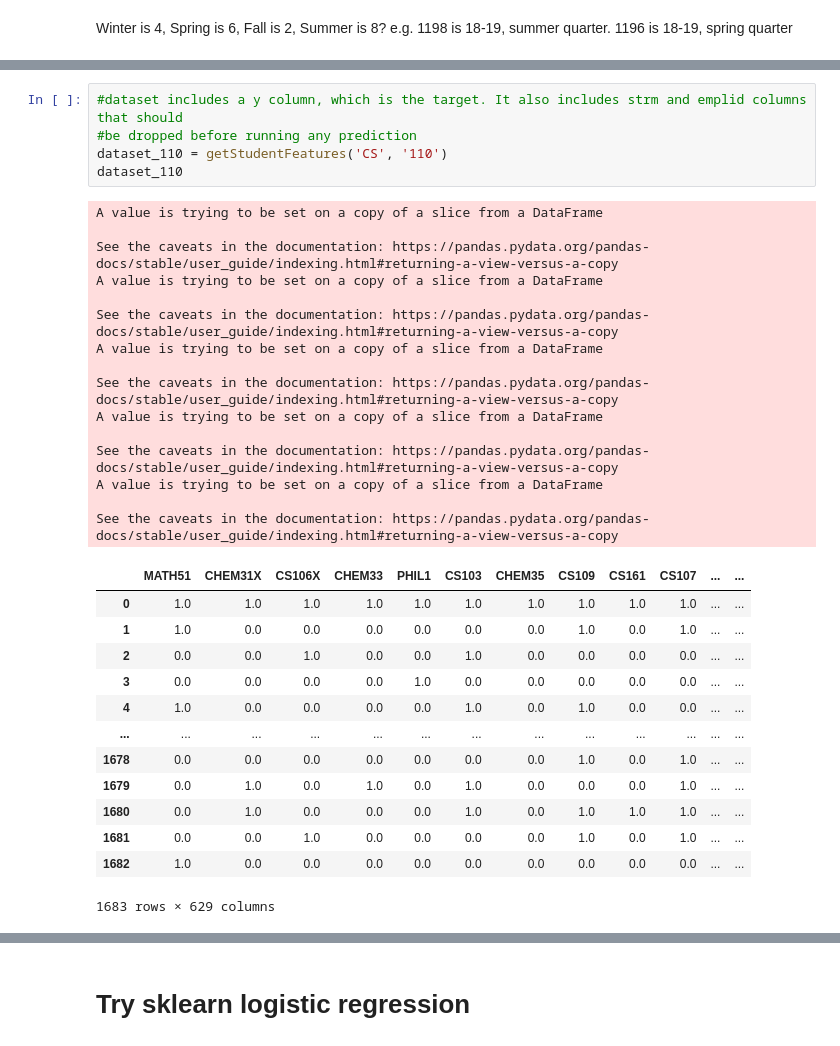
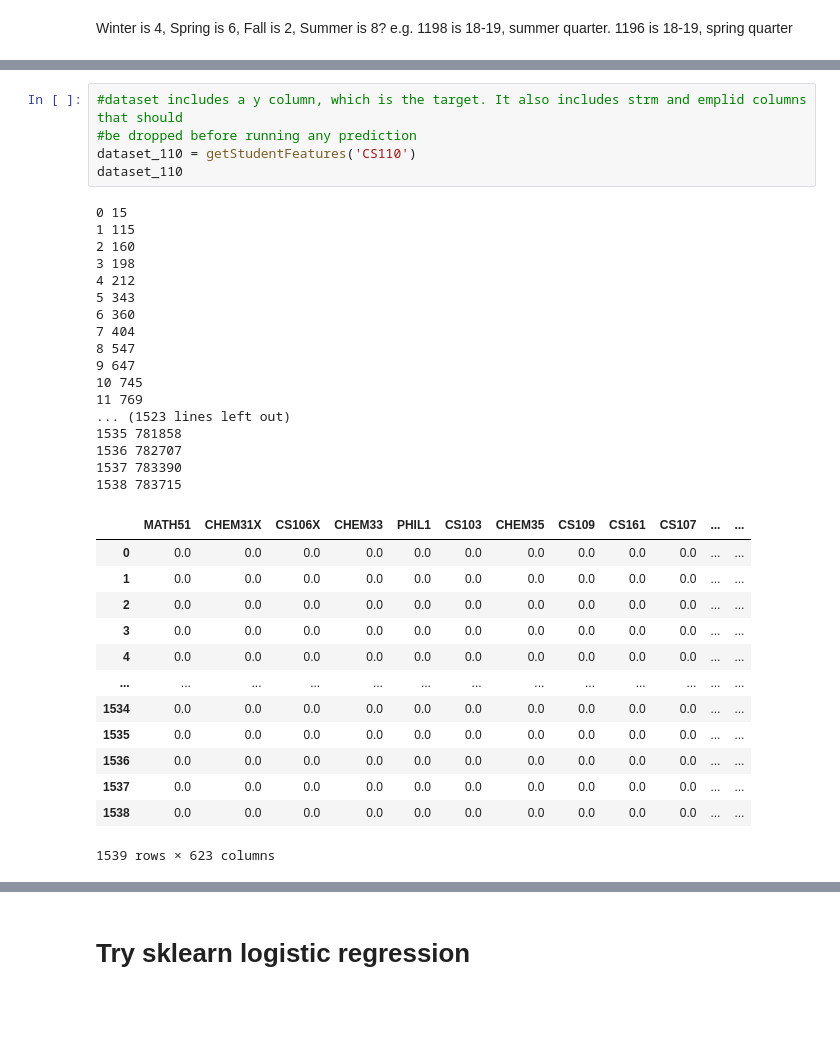
Before and after one commit to gmdavis1/carta-prereqs, a Jupyter notebook: models/wcc_logreg_initial.ipynb, the cells around one changed output, grey strips where cells are left out. Cells and saved outputs as stored; diff of their text form; blank space fills up the shorter version.

Commit message:
moving some things around, stepping through and debugging getStudentFeatures()

```diff
--- a/models/wcc_logreg_initial.ipynb
+++ b/models/wcc_logreg_initial.ipynb
@@ -90,35 +179,37 @@ def getStudentFeatures(subject, number, select_majors=False):
 # %%
 #dataset includes a y column, which is the target. It also includes strm and emplid columns that should
 #be dropped before running any prediction
-dataset_110 = getStudentFeatures('CS', '110')
+dataset_110 = getStudentFeatures('CS110')
 dataset_110
 # %% [output]
-A value is trying to be set on a copy of a slice from a DataFrame
-
-See the caveats in the documentation: https://pandas.pydata.org/pandas-docs/stable/user_guide/indexing.html#returning-a-view-versus-a-copy
-A value is trying to be set on a copy of a slice from a DataFrame
-
-See the caveats in the documentation: https://pandas.pydata.org/pandas-docs/stable/user_guide/indexing.html#returning-a-view-versus-a-copy
-A value is trying to be set on a copy of a slice from a DataFrame
-
-See the caveats in the documentation: https://pandas.pydata.org/pandas-docs/stable/user_guide/indexing.html#returning-a-view-versus-a-copy
-A value is trying to be set on a copy of a slice from a DataFrame
-
-See the caveats in the documentation: https://pandas.pydata.org/pandas-docs/stable/user_guide/indexing.html#returning-a-view-versus-a-copy
-A value is trying to be set on a copy of a slice from a DataFrame
-
-See the caveats in the documentation: https://pandas.pydata.org/pandas-docs/stable/user_guide/indexing.html#returning-a-view-versus-a-copy
+0 15
+1 115
+2 160
+3 198
+4 212
+5 343
+6 360
+7 404
+8 547
+9 647
+10 745
+11 769
+... (1523 lines left out)
+1535 781858
+1536 782707
+1537 783390
+1538 783715
 |  | MATH51 | CHEM31X | CS106X | CHEM33 | PHIL1 | CS103 | CHEM35 | CS109 | CS161 | CS107 | ... | ... |
-| 0 | 1.0 | 1.0 | 1.0 | 1.0 | 1.0 | 1.0 | 1.0 | 1.0 | 1.0 | 1.0 | ... | ... |
-| 1 | 1.0 | 0.0 | 0.0 | 0.0 | 0.0 | 0.0 | 0.0 | 1.0 | 0.0 | 1.0 | ... | ... |
-| 2 | 0.0 | 0.0 | 1.0 | 0.0 | 0.0 | 1.0 | 0.0 | 0.0 | 0.0 | 0.0 | ... | ... |
-| 3 | 0.0 | 0.0 | 0.0 | 0.0 | 1.0 | 0.0 | 0.0 | 0.0 | 0.0 | 0.0 | ... | ... |
-| 4 | 1.0 | 0.0 | 0.0 | 0.0 | 0.0 | 1.0 | 0.0 | 1.0 | 0.0 | 0.0 | ... | ... |
+| 0 | 0.0 | 0.0 | 0.0 | 0.0 | 0.0 | 0.0 | 0.0 | 0.0 | 0.0 | 0.0 | ... | ... |
+| 1 | 0.0 | 0.0 | 0.0 | 0.0 | 0.0 | 0.0 | 0.0 | 0.0 | 0.0 | 0.0 | ... | ... |
+| 2 | 0.0 | 0.0 | 0.0 | 0.0 | 0.0 | 0.0 | 0.0 | 0.0 | 0.0 | 0.0 | ... | ... |
+| 3 | 0.0 | 0.0 | 0.0 | 0.0 | 0.0 | 0.0 | 0.0 | 0.0 | 0.0 | 0.0 | ... | ... |
+| 4 | 0.0 | 0.0 | 0.0 | 0.0 | 0.0 | 0.0 | 0.0 | 0.0 | 0.0 | 0.0 | ... | ... |
 | ... | ... | ... | ... | ... | ... | ... | ... | ... | ... | ... | ... | ... |
-| 1678 | 0.0 | 0.0 | 0.0 | 0.0 | 0.0 | 0.0 | 0.0 | 1.0 | 0.0 | 1.0 | ... | ... |
-| 1679 | 0.0 | 1.0 | 0.0 | 1.0 | 0.0 | 1.0 | 0.0 | 0.0 | 0.0 | 1.0 | ... | ... |
-| 1680 | 0.0 | 1.0 | 0.0 | 0.0 | 0.0 | 1.0 | 0.0 | 1.0 | 1.0 | 1.0 | ... | ... |
-| 1681 | 0.0 | 0.0 | 1.0 | 0.0 | 0.0 | 0.0 | 0.0 | 1.0 | 0.0 | 1.0 | ... | ... |
-| 1682 | 1.0 | 0.0 | 0.0 | 0.0 | 0.0 | 0.0 | 0.0 | 0.0 | 0.0 | 0.0 | ... | ... |
+| 1534 | 0.0 | 0.0 | 0.0 | 0.0 | 0.0 | 0.0 | 0.0 | 0.0 | 0.0 | 0.0 | ... | ... |
+| 1535 | 0.0 | 0.0 | 0.0 | 0.0 | 0.0 | 0.0 | 0.0 | 0.0 | 0.0 | 0.0 | ... | ... |
+| 1536 | 0.0 | 0.0 | 0.0 | 0.0 | 0.0 | 0.0 | 0.0 | 0.0 | 0.0 | 0.0 | ... | ... |
+| 1537 | 0.0 | 0.0 | 0.0 | 0.0 | 0.0 | 0.0 | 0.0 | 0.0 | 0.0 | 0.0 | ... | ... |
+| 1538 | 0.0 | 0.0 | 0.0 | 0.0 | 0.0 | 0.0 | 0.0 | 0.0 | 0.0 | 0.0 | ... | ... |
-1683 rows × 629 columns
+1539 rows × 623 columns
 # %%
```
Also changed, not shown: parts of 20 cells of this notebook, 2 other files.
